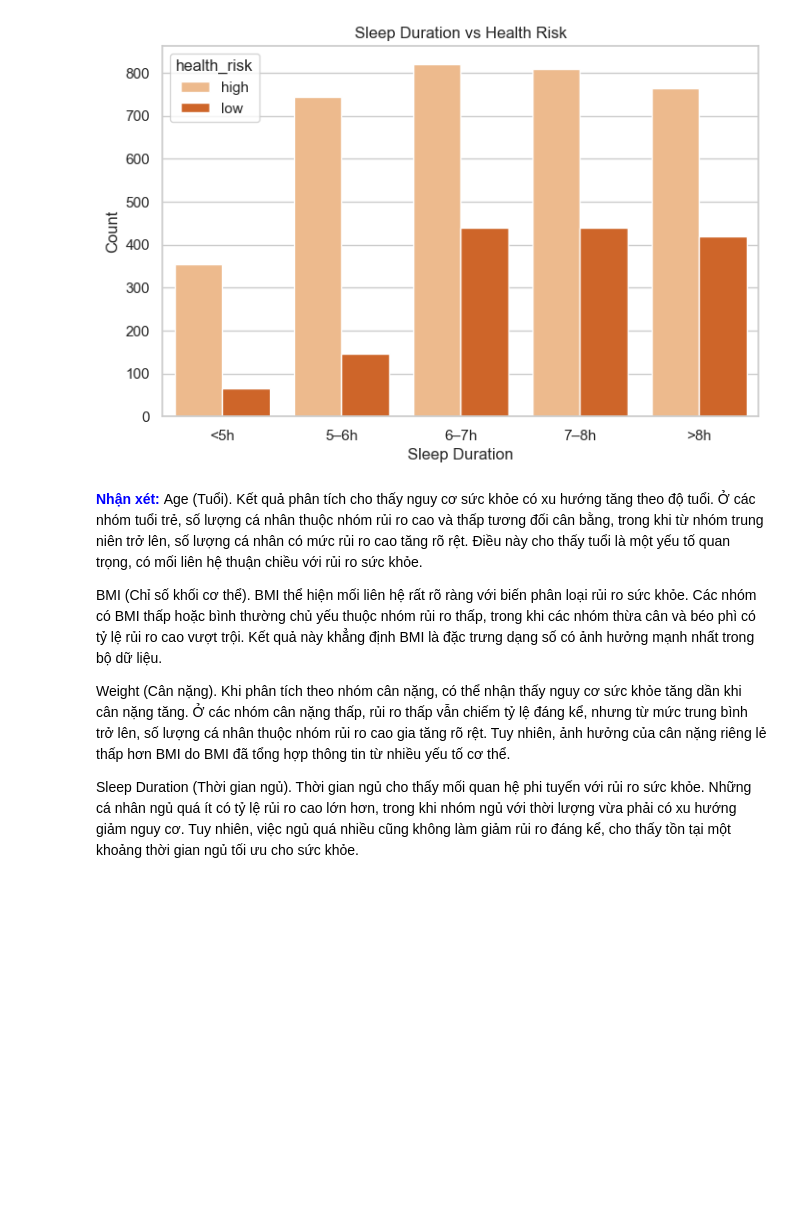
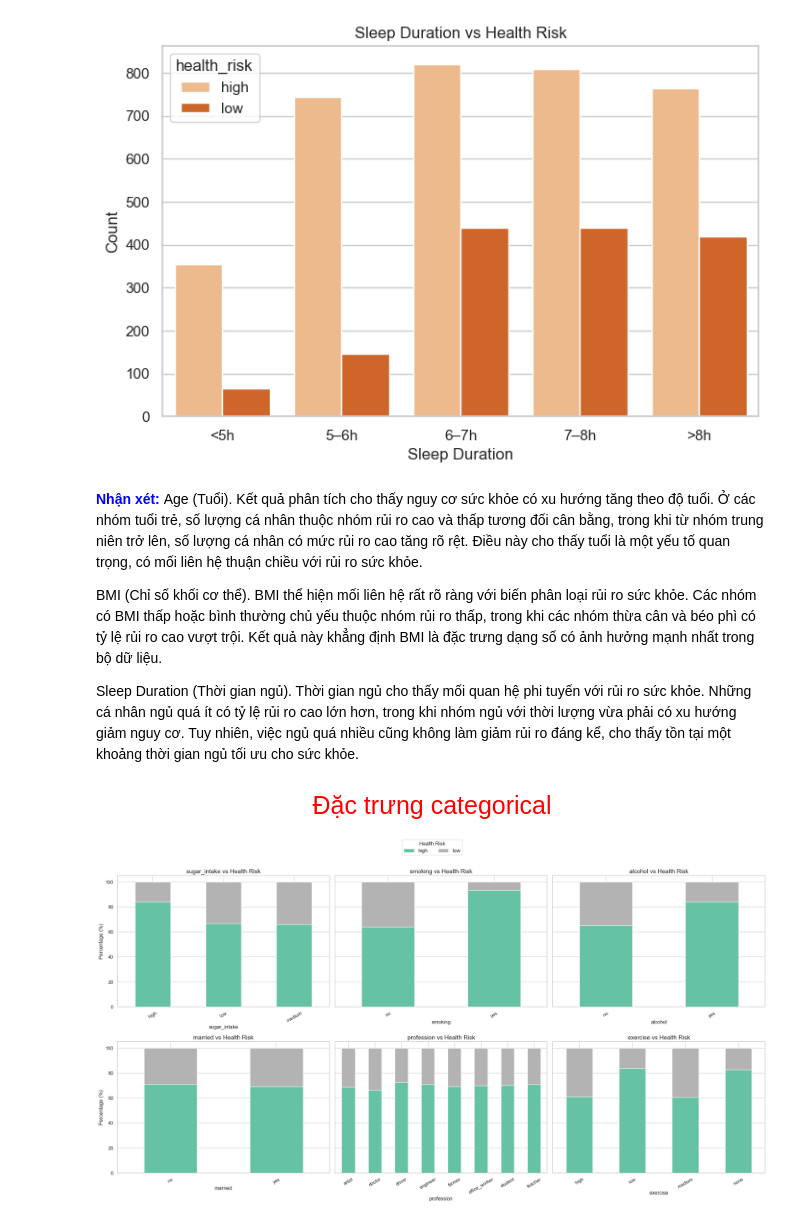
Before and after one commit to khanhdeptra1212/MachineLearning, a Jupyter notebook: lifestyle_and_health.ipynb, the cells around one changed output. Drawn from its saved outputs; the diff is of its cells as text; code cells hidden in the pictures; blank space fills up the shorter version.

```diff
--- a/lifestyle_and_health.ipynb
+++ b/lifestyle_and_health.ipynb
@@ -326,8 +382,52 @@ Kết quả phân tích cho thấy nguy cơ sức khỏe có xu hướng tăng t
 BMI (Chỉ số khối cơ thể).
 BMI thể hiện mối liên hệ rất rõ ràng với biến phân loại rủi ro sức khỏe. Các nhóm có BMI thấp hoặc bình thường chủ yếu thuộc nhóm rủi ro thấp, trong khi các nhóm thừa cân và béo phì có tỷ lệ rủi ro cao vượt trội. Kết quả này khẳng định BMI là đặc trưng dạng số có ảnh hưởng mạnh nhất trong bộ dữ liệu.
 
-Weight (Cân nặng).
-Khi phân tích theo nhóm cân nặng, có thể nhận thấy nguy cơ sức khỏe tăng dần khi cân nặng tăng. Ở các nhóm cân nặng thấp, rủi ro thấp vẫn chiếm tỷ lệ đáng kể, nhưng từ mức trung bình trở lên, số lượng cá nhân thuộc nhóm rủi ro cao gia tăng rõ rệt. Tuy nhiên, ảnh hưởng của cân nặng riêng lẻ thấp hơn BMI do BMI đã tổng hợp thông tin từ nhiều yếu tố cơ thể.
-
 Sleep Duration (Thời gian ngủ).
 Thời gian ngủ cho thấy mối quan hệ phi tuyến với rủi ro sức khỏe. Những cá nhân ngủ quá ít có tỷ lệ rủi ro cao lớn hơn, trong khi nhóm ngủ với thời lượng vừa phải có xu hướng giảm nguy cơ. Tuy nhiên, việc ngủ quá nhiều cũng không làm giảm rủi ro đáng kể, cho thấy tồn tại một khoảng thời gian ngủ tối ưu cho sức khỏe.</p>
+# %% [markdown]
+<p style="color: red; font-size: 25px;text-align:center">Đặc trưng categorical</p>
+# %%
+cat_cols = [
+    'sugar_intake',
+    'smoking',
+    'alcohol',
+    'married',
+    'profession',
+    'exercise'
+]
+
+fig, axes = plt.subplots(2, 3, figsize=(22, 12), sharey=True)
+axes = axes.flatten()
+
+for i, col in enumerate(cat_cols):
+    prop_df = (
+        pd.crosstab(df[col], df['health_risk'], normalize='index') * 100
+    )
+
+    prop_df.plot(
+        kind='bar',
+        stacked=True,
+        ax=axes[i],
+        colormap='Set2',
+        legend=False
+    )
+
+    axes[i].set_title(f'{col} vs Health Risk', fontsize=14)
+    axes[i].set_xlabel(col, fontsize=12)
+    axes[i].set_ylabel('Percentage (%)', fontsize=12)
+    axes[i].tick_params(axis='x', rotation=30)
+
+# Legend chung
+handles, labels = axes[0].get_legend_handles_labels()
+fig.legend(
+    handles, labels,
+    title='Health Risk',
+    loc='upper center',
+    ncol=3,
+    fontsize=12
+)
+
+plt.tight_layout(rect=[0, 0, 1, 0.93])
+plt.show()
+# %% [output]
+[figure, added]
```
Also changed, not shown: parts of 47 cells of this notebook.
